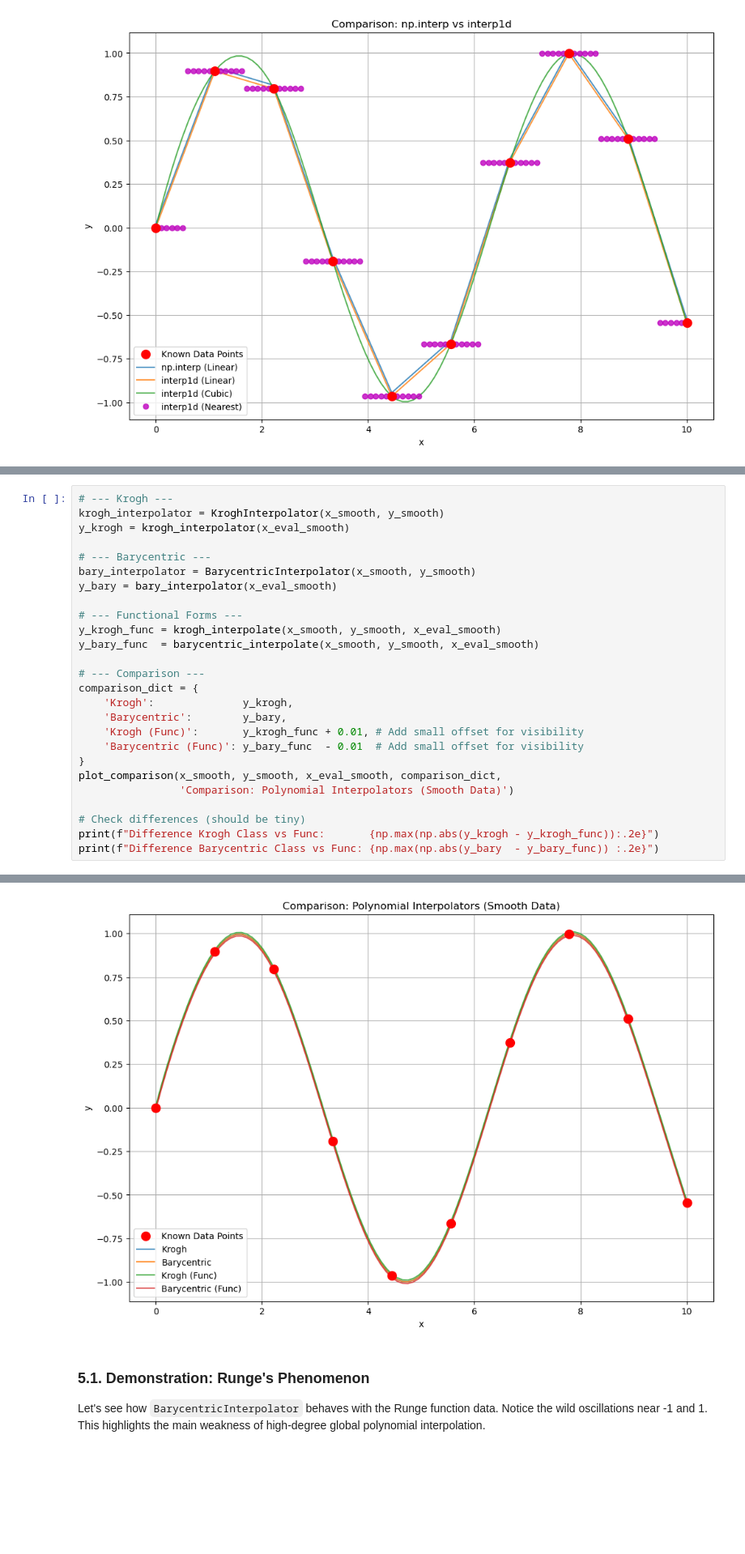
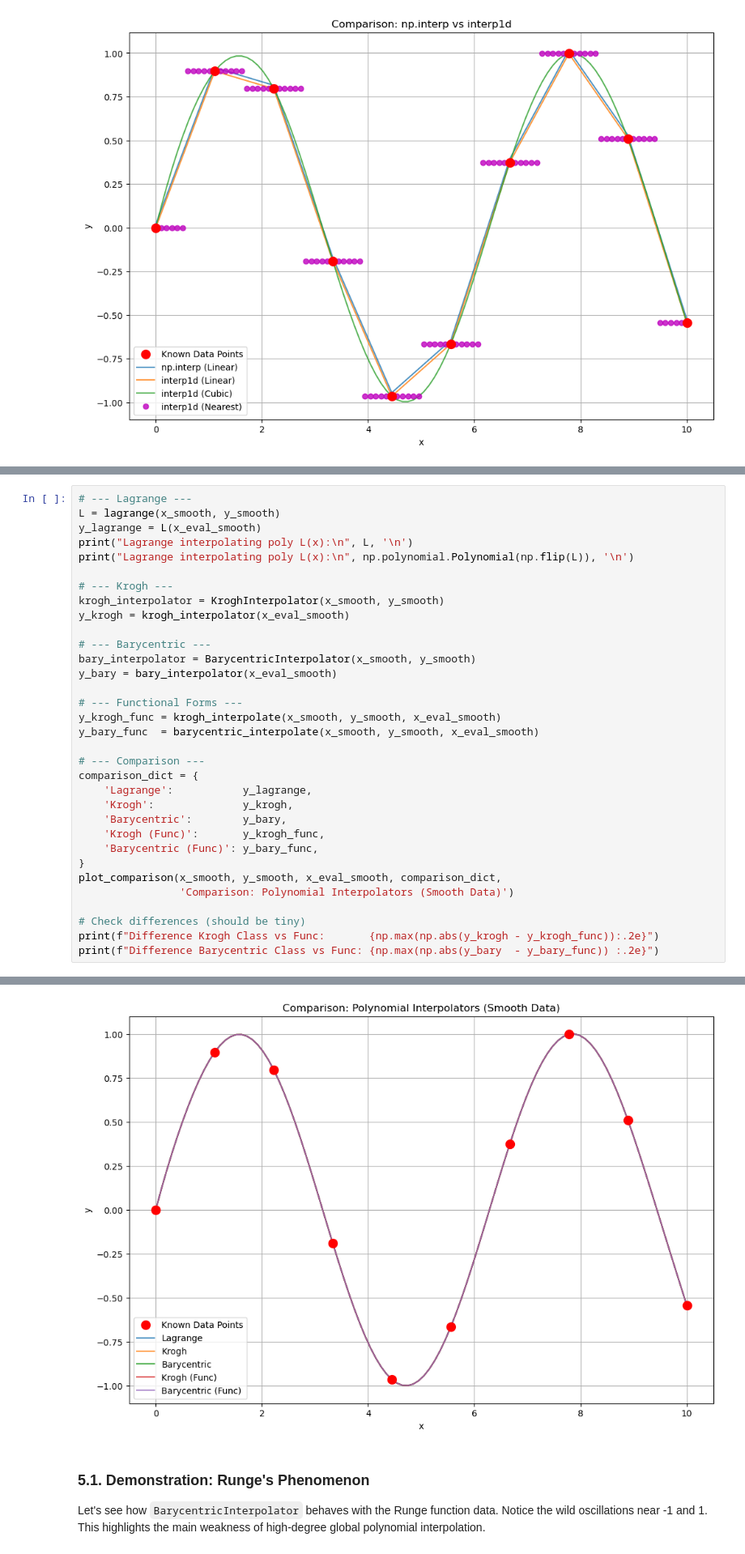
Before and after one commit to diegoandresalvarez/metodosnumericos, a Jupyter notebook: codigo/03_interpolacion/interpolation_1D.ipynb, the cells around one changed output, grey strips where cells are left out. Shown at 81% size. Saved outputs shown, nothing was run; the diff lists cells and outputs as text; blank space fills up the shorter version.

```diff
--- a/codigo/03_interpolacion/interpolation_1D.ipynb
+++ b/codigo/03_interpolacion/interpolation_1D.ipynb
@@ -179,6 +187,12 @@ Uses the barycentric form of the interpolating polynomial. It's generally more n
 ### Functional Forms (`krogh_interpolate`, `barycentric_interpolate`)
 These are one-shot functions for evaluating the interpolant at specific points without creating an interpolator object. They are less efficient if you need to evaluate the same interpolant many times.
 # %%
+# --- Lagrange ---
+L = lagrange(x_smooth, y_smooth)
+y_lagrange = L(x_eval_smooth)
+print("Lagrange interpolating poly L(x):\n", L, '\n')
+print("Lagrange interpolating poly L(x):\n", np.polynomial.Polynomial(np.flip(L)), '\n')
+
 # --- Krogh ---
 krogh_interpolator = KroghInterpolator(x_smooth, y_smooth)
 y_krogh = krogh_interpolator(x_eval_smooth)
@@ -193,10 +207,11 @@ y_bary_func  = barycentric_interpolate(x_smooth, y_smooth, x_eval_smooth)
 
 # --- Comparison ---
 comparison_dict = {
+    'Lagrange':           y_lagrange,
     'Krogh':              y_krogh,
     'Barycentric':        y_bary,
-    'Krogh (Func)':       y_krogh_func + 0.01, # Add small offset for visibility
-    'Barycentric (Func)': y_bary_func  - 0.01  # Add small offset for visibility
+    'Krogh (Func)':       y_krogh_func,
+    'Barycentric (Func)': y_bary_func,
 }
 plot_comparison(x_smooth, y_smooth, x_eval_smooth, comparison_dict,
                 'Comparison: Polynomial Interpolators (Smooth Data)')
@@ -210,4 +234,4 @@ Difference Barycentric Class vs Func: 6.66e-16
-[figure, old version]
+[figure, new version]
 # %% [markdown]
 ### 5.1. Demonstration: Runge's Phenomenon
 
```
Also changed, not shown: parts of 5 cells of this notebook, 2 other files.
